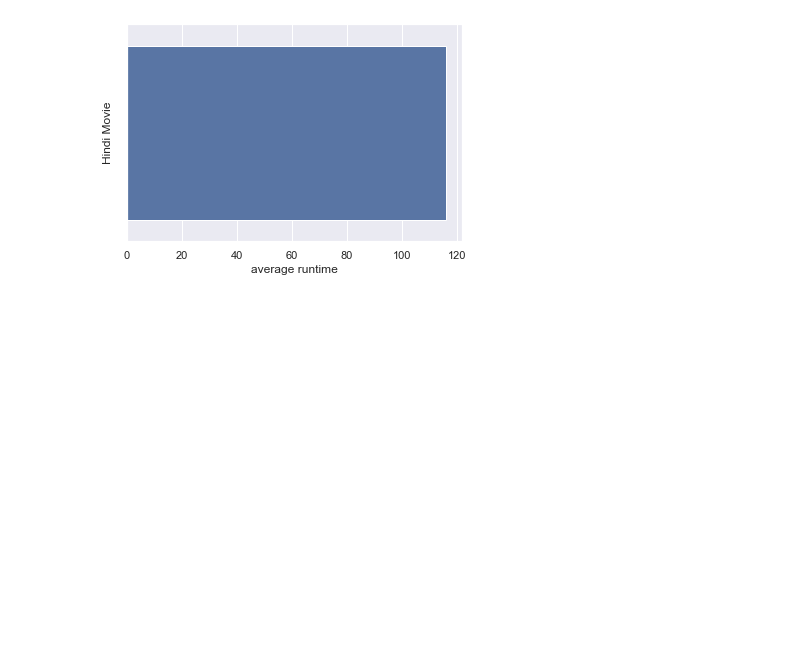
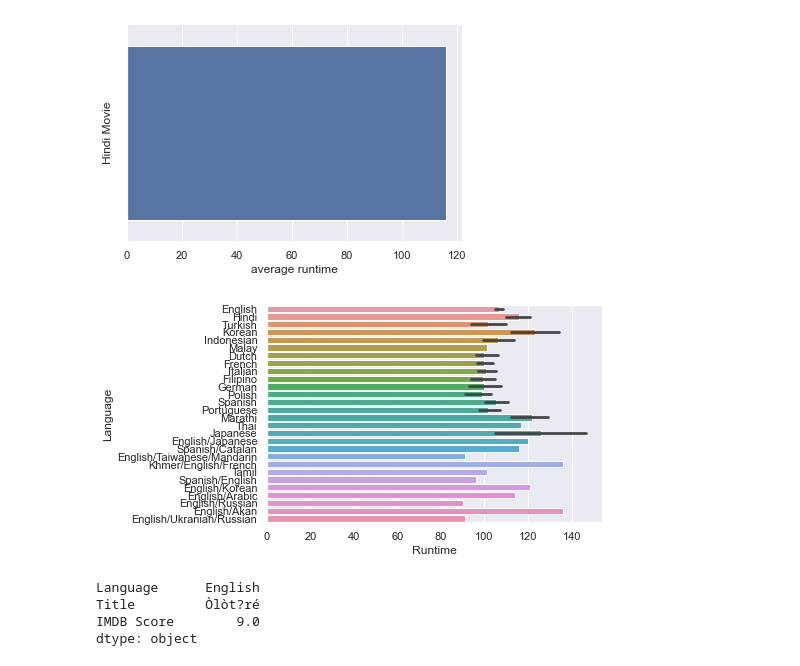
Before and after one commit to yavuzcpkn/Python-Netflix-DataAnalysis, a Jupyter notebook: Python-Netflix-DataAnalysis.ipynb, the cells around one changed output. Cells and saved outputs as stored; diff of their text form; code cells hidden in the pictures; blank space fills up the shorter version.

```diff
--- a/Python-Netflix-DataAnalysis.ipynb
+++ b/Python-Netflix-DataAnalysis.ipynb
@@ -339,3 +339,24 @@ hindi_plot.set(xlabel='average runtime', ylabel='Hindi Movie')
 551  2020.0    Hindi                             Yeh Ballet    117.0
 [Text(0.5, 0, 'average runtime'), Text(0, 0.5, 'Hindi Movie')]
 [figure]
+# %%
+#-Veri setine göre uzun soluklu filmler hangi dilde oluşturulmuştur? Görselleştirme yapınız.
+#uzun soluklu film 90 ve üstü seçildi
+
+find_long = netflix.where(netflix['Runtime'] >= 90)
+find_long = find_long[["Language", "Title", "Runtime"]].dropna()
+
+language_high_plot = sns.barplot(data = find_long, x='Runtime', y='Language')
+# %% [output]
+[figure, added]
+# %%
+#-İngilizce çekilen filmler içerisinde hangi tür en yüksek IMDB puanına sahiptir?
+find_english_imdb = netflix.where(netflix['Language'] == 'English')
+find_english_imdb = find_english_imdb[["Language", "Title", "IMDB Score"]].dropna()
+maks = find_english_imdb.max()
+print(maks)
+# %% [output]
+Language      English
+Title         Òlòt?ré
+IMDB Score        9.0
+dtype: object
```
Also changed, not shown: parts of 2 cells of this notebook.
